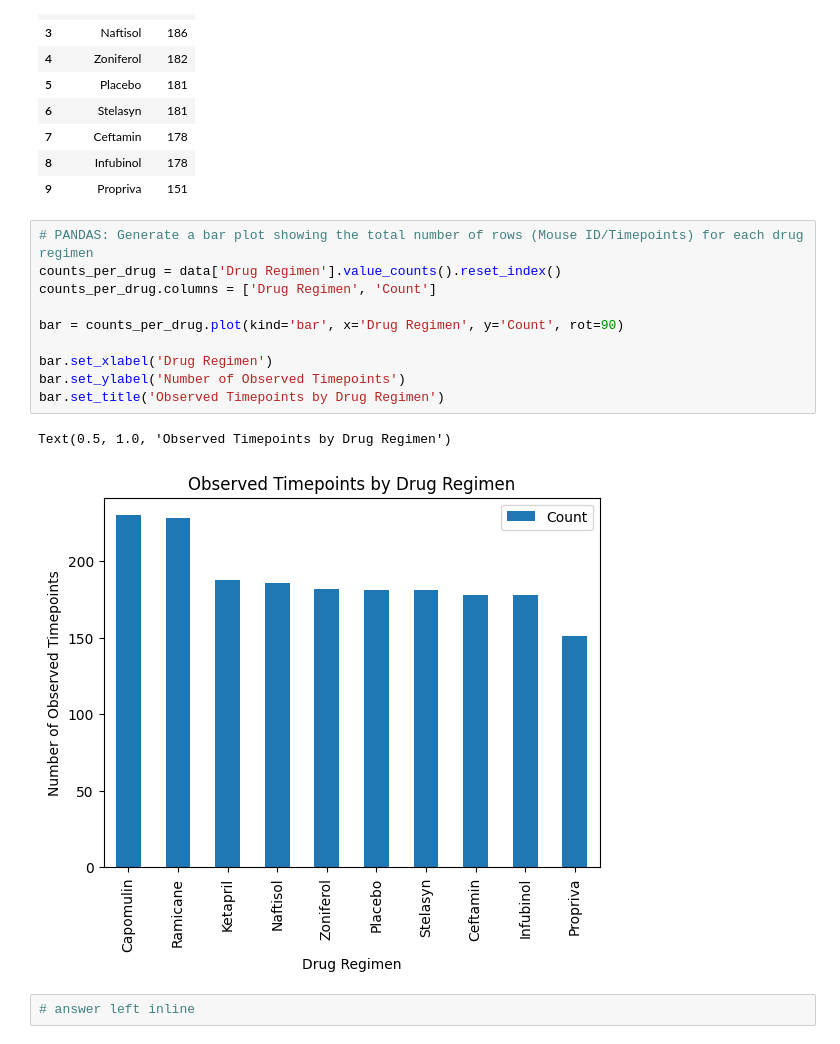
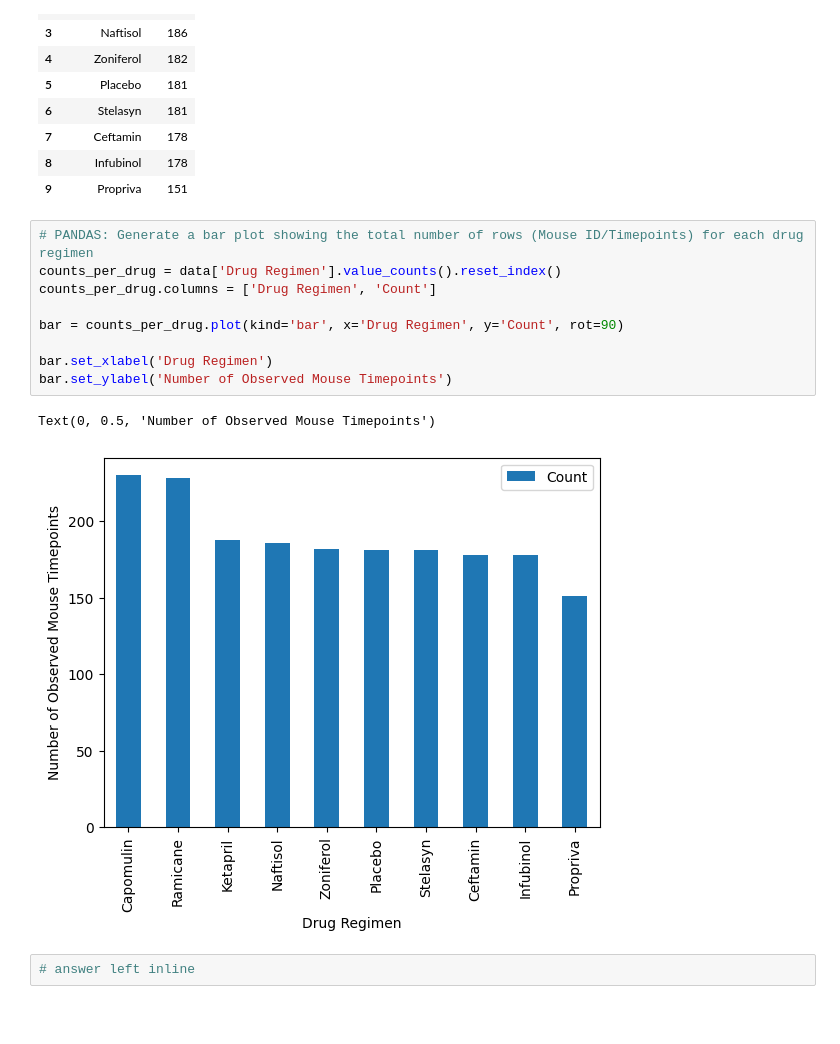
Before and after one commit to isabella-burdon/pymaceuticals-challenge, a Jupyter notebook: Starter_Code/Pymaceuticals/pymaceuticals_starter.ipynb, the cells around one changed output. Drawn from its saved outputs; the diff is of its cells as text; blank space fills up the shorter version.

```diff
--- a/Starter_Code/Pymaceuticals/pymaceuticals_starter.ipynb
+++ b/Starter_Code/Pymaceuticals/pymaceuticals_starter.ipynb
@@ -264,16 +272,15 @@ counts_per_drug
 # %%
 # PANDAS: Generate a bar plot showing the total number of rows (Mouse ID/Timepoints) for each drug regimen
 counts_per_drug = data['Drug Regimen'].value_counts().reset_index()
 counts_per_drug.columns = ['Drug Regimen', 'Count']
 
 bar = counts_per_drug.plot(kind='bar', x='Drug Regimen', y='Count', rot=90)
 
 bar.set_xlabel('Drug Regimen')
-bar.set_ylabel('Number of Observed Timepoints')
-bar.set_title('Observed Timepoints by Drug Regimen')
+bar.set_ylabel('Number of Observed Mouse Timepoints')
 # %% [output]
-Text(0.5, 1.0, 'Observed Timepoints by Drug Regimen')
+Text(0, 0.5, 'Number of Observed Mouse Timepoints')
-[figure, old version]
+[figure, new version]
 # %%
 # answer left inline
 # %% [output]
```
Also changed, not shown: parts of 5 cells of this notebook, 1 other file.
